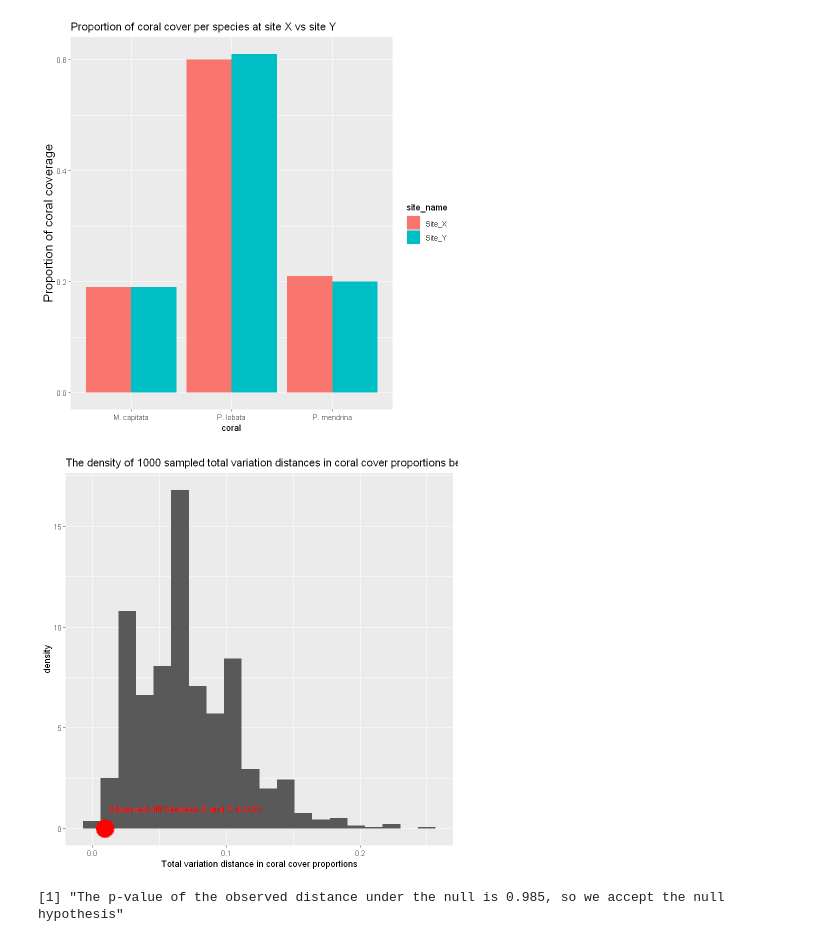
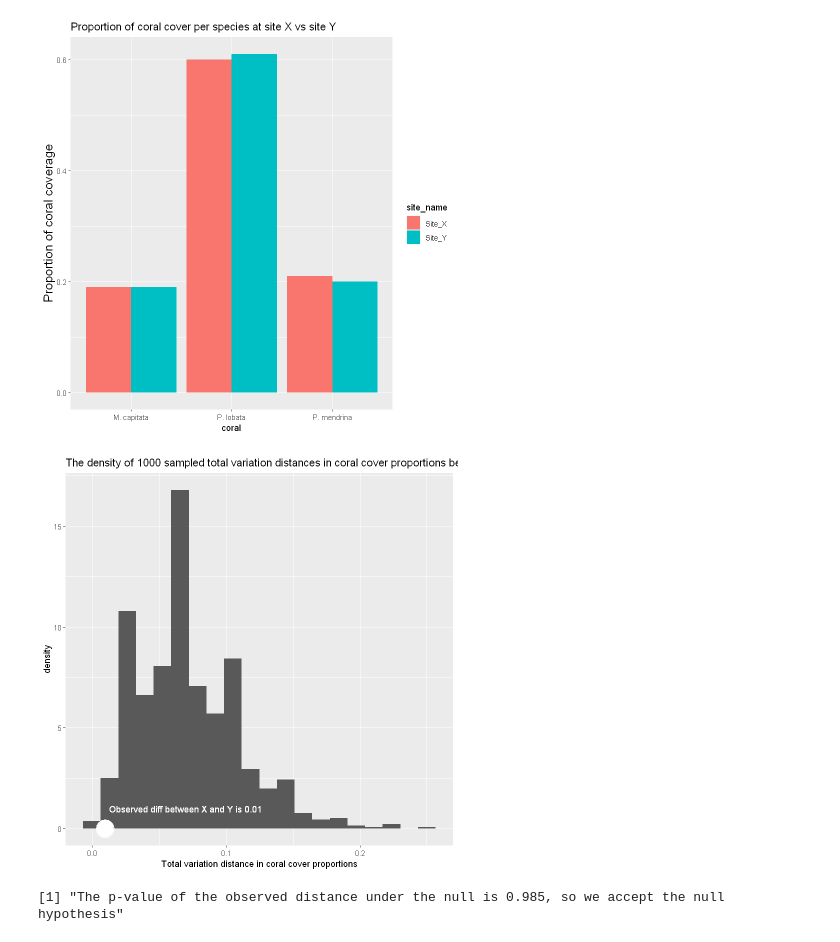
Before and after one commit to cangulo2/OCN682F22, a Jupyter notebook: 6_hypothesis_testing/experience_hypothesis_testing.ipynb, the cells around one changed output. Drawn from its saved outputs; the diff is of its cells as text; code cells hidden in the pictures.

```diff
--- a/6_hypothesis_testing/experience_hypothesis_testing.ipynb
+++ b/6_hypothesis_testing/experience_hypothesis_testing.ipynb
@@ -165,12 +163,12 @@ observed_diff <- sum(abs(prop_X - prop_Y)) / 2
 # %%
 ggplot() +
     geom_histogram(aes(x= tvds, y= ..density..), bins = 20) +
-    geom_point(aes(x = observed_diff, y= 0), color = "red", size = 10) +
-    annotate(geom="text", x=0.07, y=1, label=sprintf("Observed diff between X and Y is %s", observed_diff), color="red") +
+    geom_point(aes(x = observed_diff, y= 0), color = "white", size = 10) +
+    annotate(geom= "text", x=0.07, y=1, label=sprintf("Observed diff between X and Y is %s", observed_diff), color="white") +
     ggtitle("The density of 1000 sampled total variation distances in coral cover proportions between site X and site Y") +
     xlab("Total variation distance in coral cover proportions")
 # %% [output]
-[figure, old version]
+[figure, new version]
 # %%
 p_value <- sum(tvds > observed_diff) / length(tvds)
 sprintf("The p-value of the observed distance under the null is %s, so we accept the null hypothesis", p_value)
```
Also changed, not shown: parts of 3 cells of this notebook.
